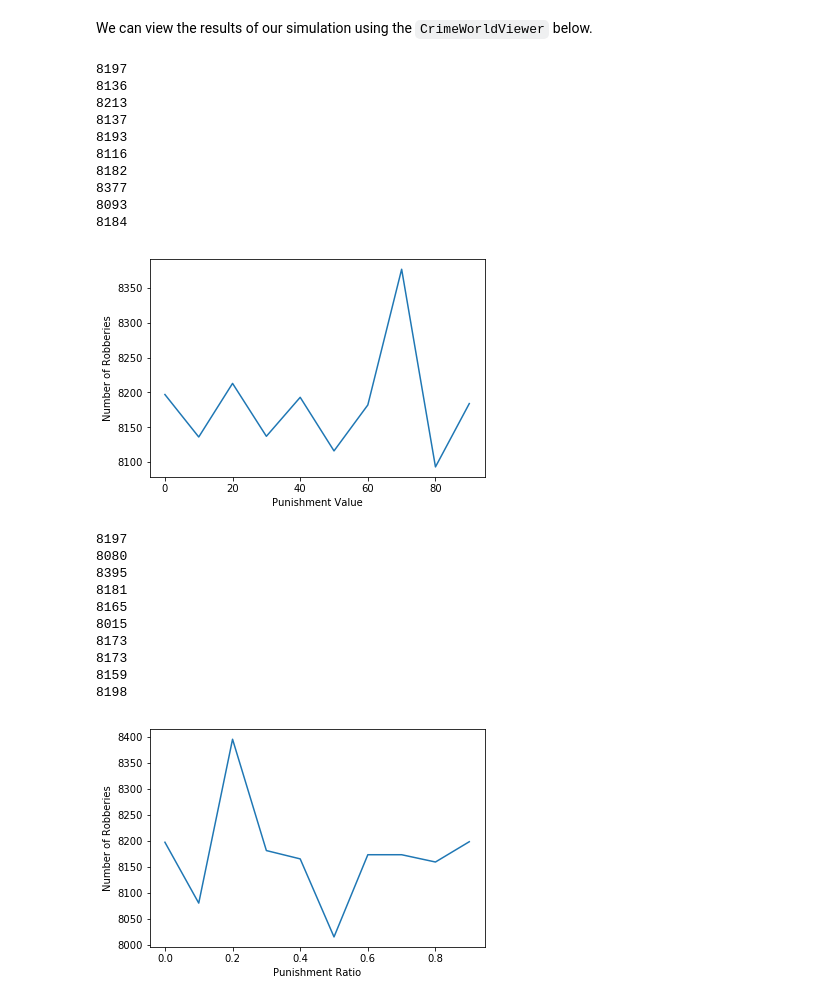
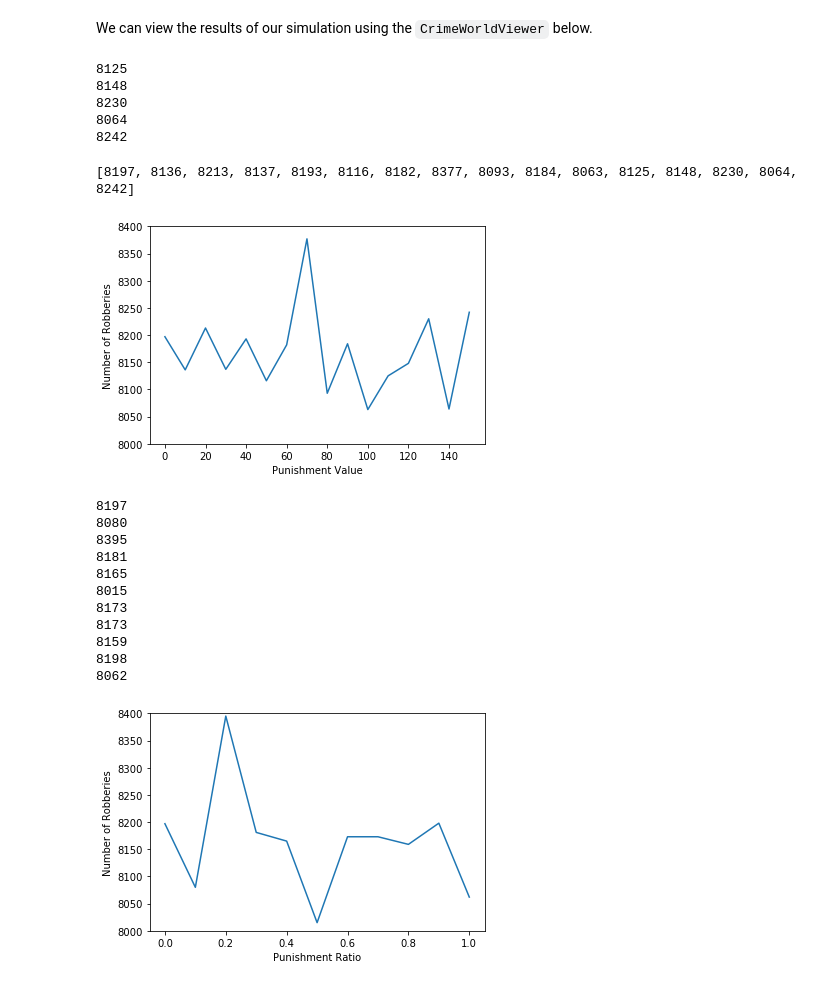
Before and after one commit to ericasaywhat/SmoothCriminals, a Jupyter notebook: code/crimeworldnotebook-punishment.ipynb, the cells around one changed output. Drawn from its saved outputs; the diff is of its cells as text; code cells hidden in the pictures.

Commit message:
ADD figures

```diff
--- a/code/crimeworldnotebook-punishment.ipynb
+++ b/code/crimeworldnotebook-punishment.ipynb
@@ -256,35 +256,31 @@ class CrimeWorldViewer(Cell2DViewer):
         return xs, ys
 # %%
 RandomSeed(100)
-results = []
-f_ar = range(0, 100, 10)
+# results1 = []
+f_ar = range(0, 160, 10)
 for f in f_ar:
     env = CrimeWorld(127, num_citizens=1000, prop_criminals=0.2, num_police=200, punishment_factor=f, time_from_home = 0.3)
     for i in range(100):
         env.step()
 
     print(env.total_robs)
-    results.append(env.total_robs)
+    results1.append(env.total_robs)
 # %% [output]
-8197
-8136
-8213
-8137
-8193
-8116
-8182
-8377
-8093
-8184
+8125
+8148
+8230
+8064
+8242
 # %%
-plt.plot(f_ar, results)
+plt.plot(f_ar, results1)
 plt.xlabel('Punishment Value')
 plt.ylabel('Number of Robberies')
-
+plt.ylim(8000, 8400)
 plt.savefig("punishment_values.png")
 plt.show()
 # %% [output]
+[8197, 8136, 8213, 8137, 8193, 8116, 8182, 8377, 8093, 8184, 8063, 8125, 8148, 8230, 8064, 8242]
-[figure, old version]
+[figure, new version]
 # %%
 class RobinHood(Citizen):
     """
@@ -329,15 +325,15 @@ class SherwoodForest(CrimeWorld):
             citizen.setPopo(True)  # set police
 # %%
 RandomSeed(100)
-results = []
-f_ar = range(0, 10, 1)
+results2 = []
+f_ar = range(0, 11, 1)
 for f in f_ar:
     env = SherwoodForest(127, num_citizens=1000, prop_criminals=0.2, num_police=200, punishment_factor=f/10, time_from_home = 0.3)
     for i in range(100):
         env.step()
 
     print(env.total_robs)
-    results.append(env.total_robs)
+    results2.append(env.total_robs)
 # %% [output]
 8197
 8080
@@ -349,12 +345,13 @@ for f in f_ar:
 8173
 8159
 8198
+8062
 # %%
-plt.plot(np.divide(f_ar, 10), results)
+plt.plot(np.divide(f_ar, 10), results2)
 plt.xlabel('Punishment Ratio')
 plt.ylabel('Number of Robberies')
-
+plt.ylim(8000, 8400)
 plt.savefig("punishment_ratio1.png")
 plt.show()
 # %% [output]
-[figure, old version]
+[figure, new version]
```
Also changed, not shown: 2 other files.
